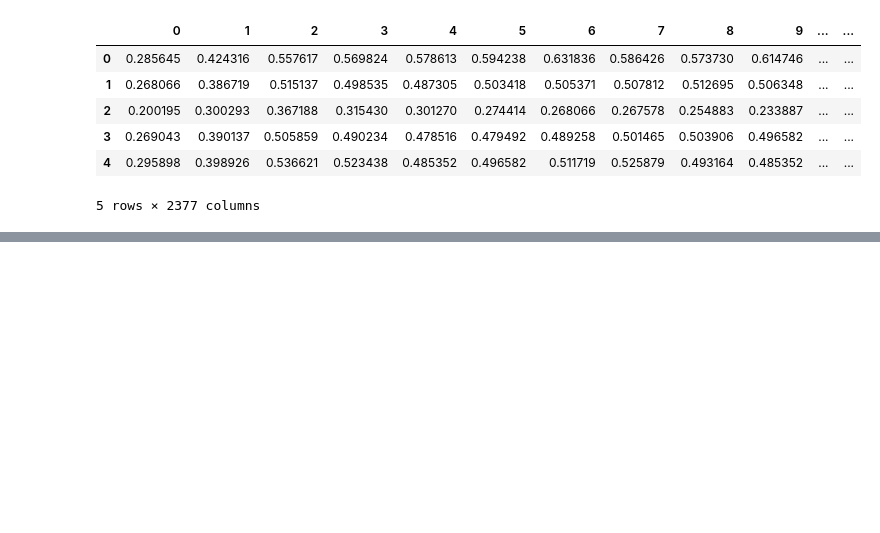
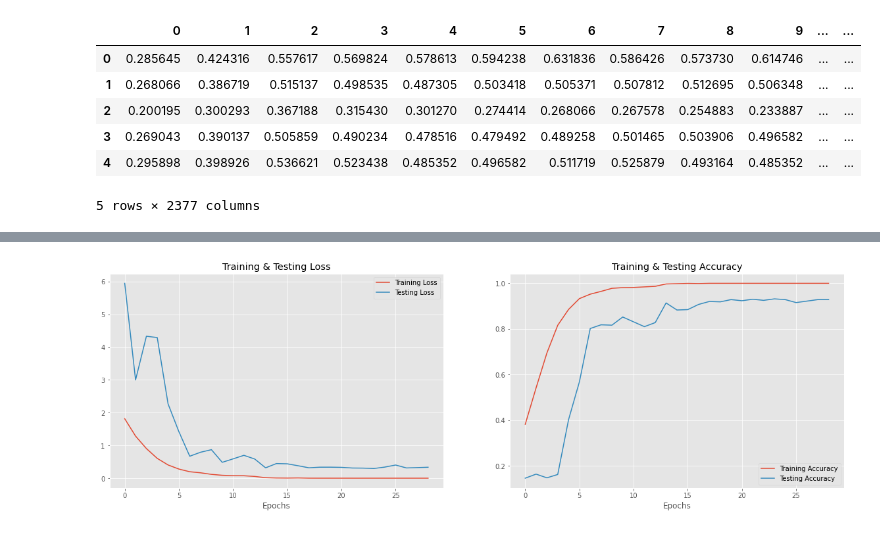
Before and after one commit to rohitrv8922/Speech-Emotion-Recognition, a Jupyter notebook: Speech_Emotion_Recognition.ipynb, the cells around one changed output, grey strips where cells are left out. Cells and saved outputs as stored; diff of their text form; code cells hidden in the pictures; blank space fills up the shorter version.

```diff
--- a/Speech_Emotion_Recognition.ipynb
+++ b/Speech_Emotion_Recognition.ipynb
@@ -599,0 +640,6 @@ extracted_df.head()
+# %%
+#We have to use 1-dimensional CNN which need specifical shape:
+X_train = np.expand_dims(X_train, axis=2)
+X_val = np.expand_dims(X_val, axis=2)
+X_test = np.expand_dims(X_test, axis=2)
+X_train.shape
@@ -599,0 +650,10 @@ extracted_df.head()
+# %%
+earlystopping = EarlyStopping(monitor ="val_acc",
+                              mode = 'auto', patience = 5,
+                              restore_best_weights = True)
+# %%
+learning_rate_reduction = ReduceLROnPlateau(monitor='val_acc',
+                                            patience=3,
+                                            verbose=1,
+                                            factor=0.5,
+                                            min_lr=0.00001)
@@ -599,0 +733,4 @@ extracted_df.head()
+# %%
+history = model.fit(X_train, y_train, validation_data=(X_val, y_val),
+                    epochs=50, batch_size=64,
+                    callbacks=[earlystopping, learning_rate_reduction])
@@ -599,0 +755,23 @@ extracted_df.head()
+# %%
+print("Accuracy of our model on test data : " , model.evaluate(X_test,y_test)[1]*100 , "%")
+
+fig , ax = plt.subplots(1,2)
+train_acc = history.history['acc']
+train_loss = history.history['loss']
+test_acc = history.history['val_acc']
+test_loss = history.history['val_loss']
+
+fig.set_size_inches(20,6)
+ax[0].plot(train_loss, label = 'Training Loss')
+ax[0].plot(test_loss , label = 'Testing Loss')
+ax[0].set_title('Training & Testing Loss')
+ax[0].legend()
+ax[0].set_xlabel("Epochs")
+
+ax[1].plot(train_acc, label = 'Training Accuracy')
+ax[1].plot(test_acc , label = 'Testing Accuracy')
+ax[1].set_title('Training & Testing Accuracy')
+ax[1].legend()
+ax[1].set_xlabel("Epochs")
+plt.show()
+# %% [output]
@@ -599,0 +780 @@ extracted_df.head()
+[figure, added]
```
Also changed, not shown: parts of 15 cells of this notebook.
